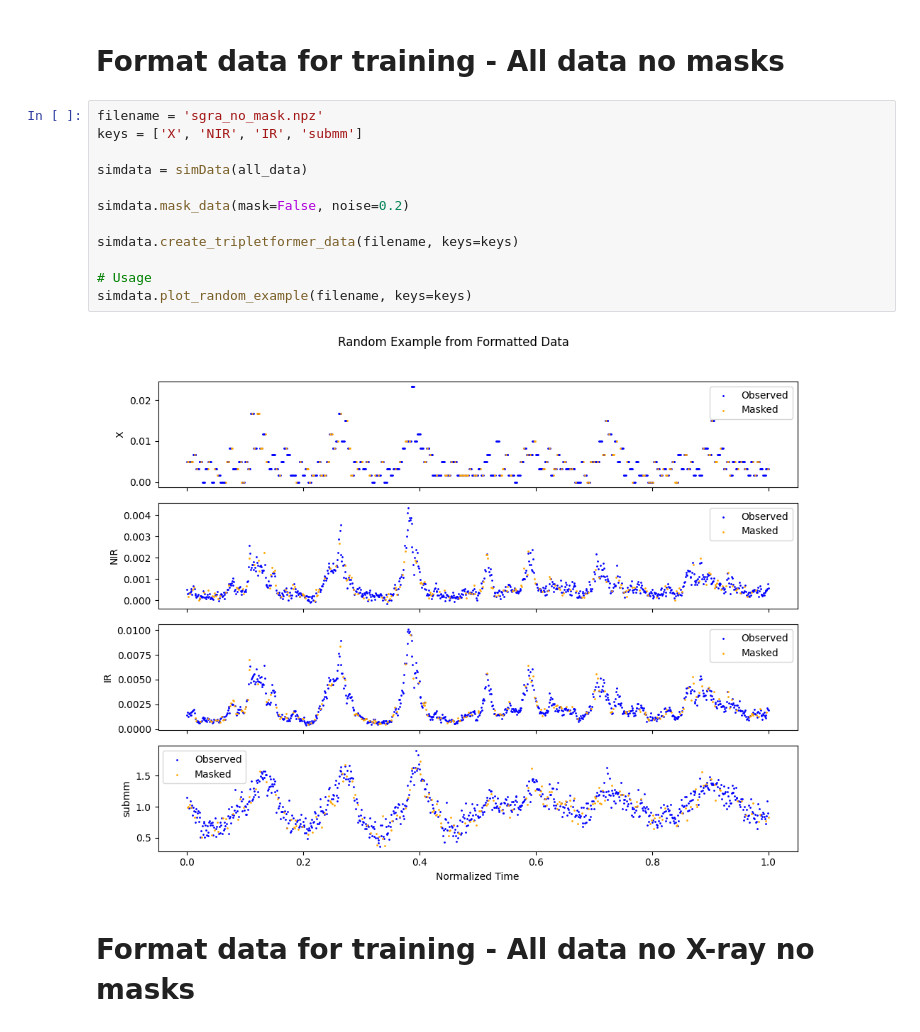
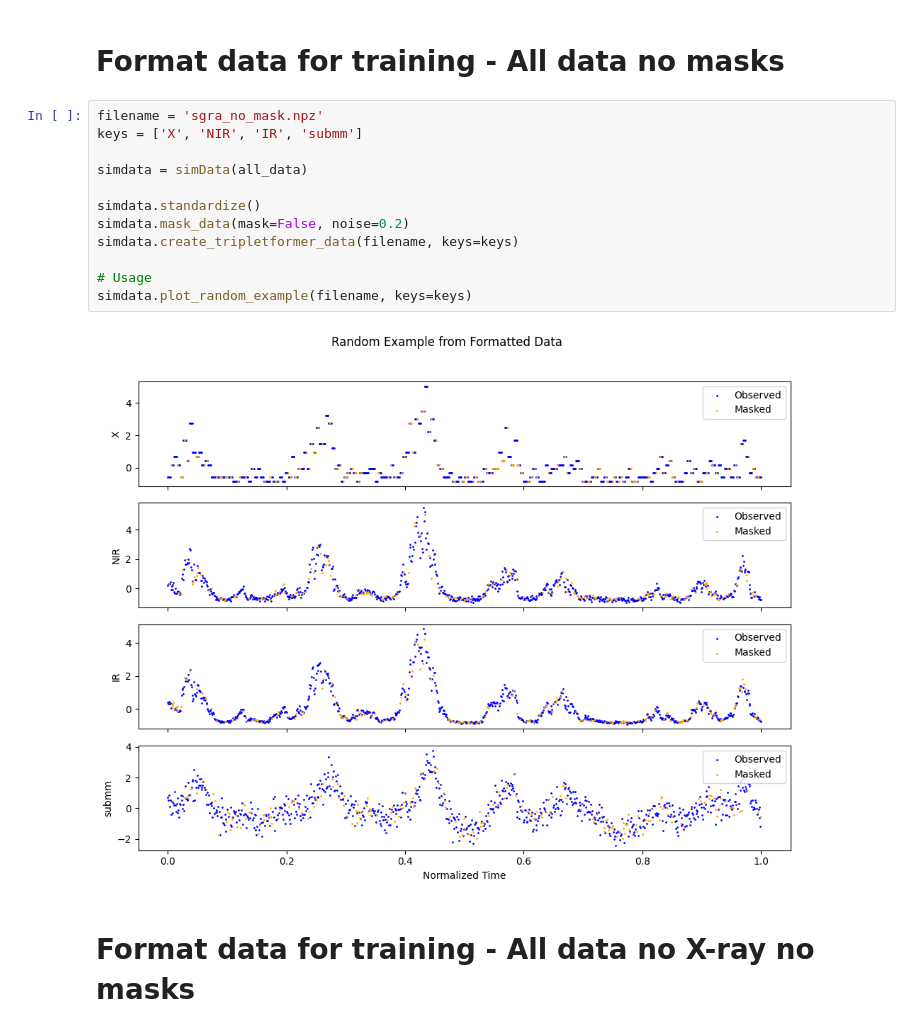
Before and after one commit to GabrielSasseville01/SgrA_Interpolation, a Jupyter notebook: Simulations/create_dataset.ipynb, the cells around one changed output. Saved outputs shown, nothing was run; the diff lists cells and outputs as text.

```diff
--- a/Simulations/create_dataset.ipynb
+++ b/Simulations/create_dataset.ipynb
@@ -85,17 +85,17 @@ simdata.plot_random_example(filename, keys=keys)
 # %%
 filename = 'sgra_no_mask.npz'
 keys = ['X', 'NIR', 'IR', 'submm']
 
 simdata = simData(all_data)
 
+simdata.standardize()
 simdata.mask_data(mask=False, noise=0.2)
-
 simdata.create_tripletformer_data(filename, keys=keys)
 
 # Usage
 simdata.plot_random_example(filename, keys=keys)
 # %% [output]
-[figure, old version]
+[figure, new version]
 # %% [markdown]
 # Format data for training - All data no X-ray no masks
 # %%
```
Also changed, not shown: parts of 6 cells of this notebook, 1 other file.
